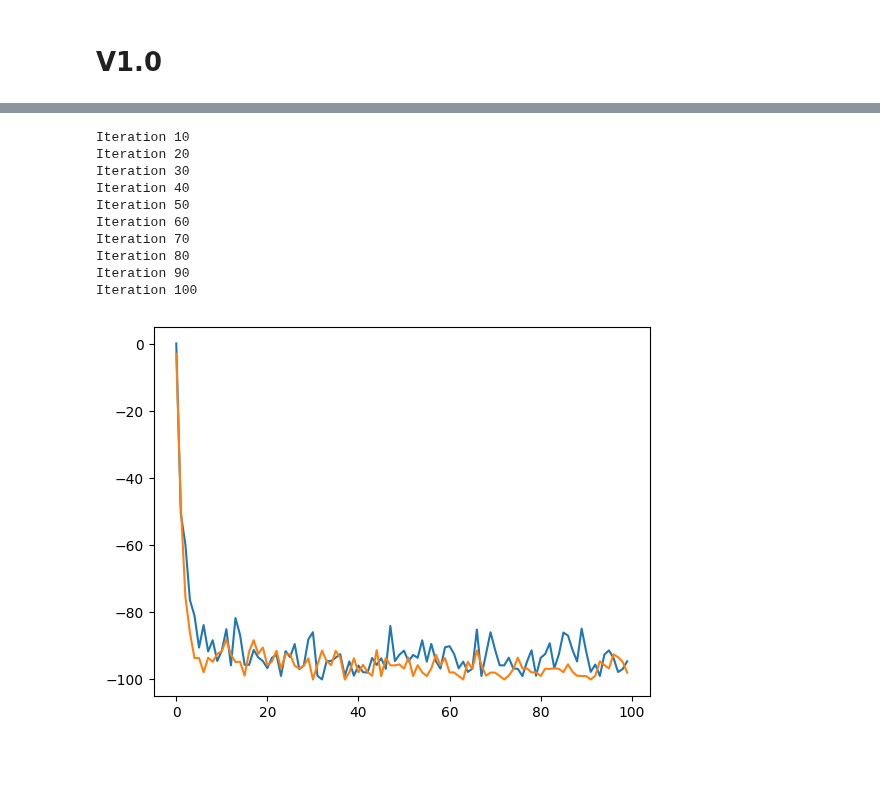
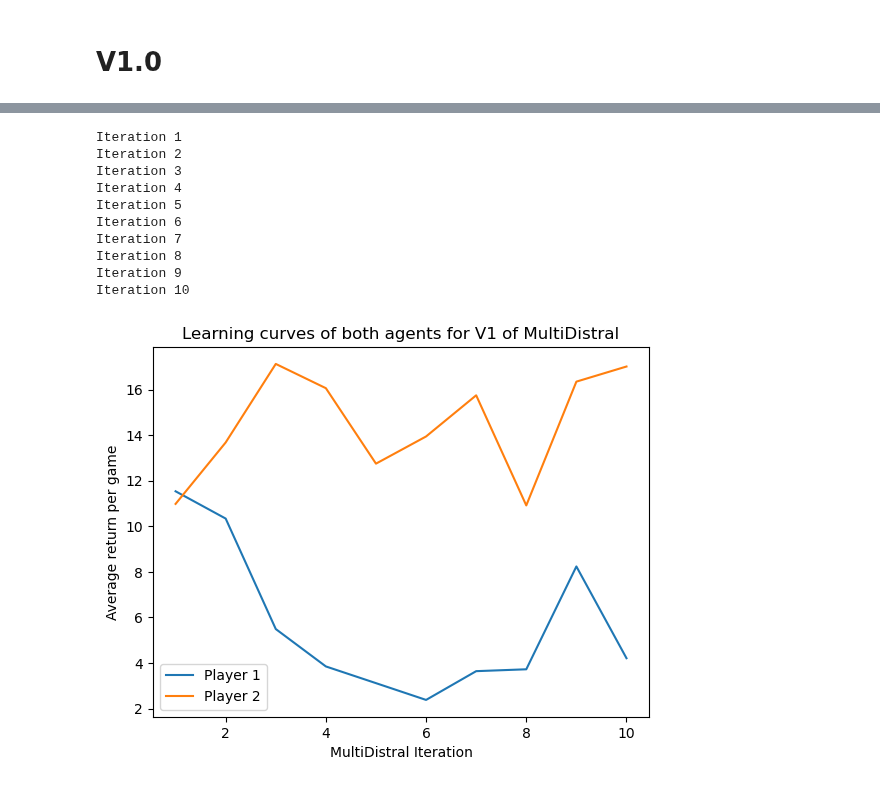
Before and after one commit to maxjappert/multi-agent_distral, a Jupyter notebook: MultiDistral.ipynb, the cells around one changed output, grey strips where cells are left out. Saved outputs shown, nothing was run; the diff lists cells and outputs as text; code cells hidden in the pictures; blank space fills up the shorter version.

Commit message:
Fixed MultiDistral, generated results, and cleaned code.

```diff
--- a/MultiDistral.ipynb
+++ b/MultiDistral.ipynb
@@ -17,25 +48,29 @@ def updatefig(j):
 # %%
 from algorithms.MultiDistral.MultiDistral_E_step.Soft_Q_Learning_without_rollout import Soft_without_rollout
 # Q learning params
 ALPHA = 0.1 # learning rate
 GAMMA = 0.99 # reward discount
-TAU=0.5
-LEARNING_COUNT = 300
+BETA=0.5
 TEST_COUNT = 100
 
 TURN_LIMIT = 200
-v1=MultiDistral( TURN_LIMIT, ALPHA, GAMMA, TAU,Soft_without_rollout)
+v1=MultiDistral( TURN_LIMIT, ALPHA, GAMMA,BETA,Soft_without_rollout)
 
-v1.optimise(2)
+v1.optimise(1)
+plt.xlabel('MultiDistral Iteration')
+plt.ylabel('Average return per game')
+plt.legend(['Player 1', 'Player 2'])
+plt.title('Learning curves of both agents for V1 of MultiDistral')
+plt.savefig("V1_task4.pdf", format="pdf", bbox_inches="tight")
 # %% [output]
+Iteration 1
+Iteration 2
+Iteration 3
+Iteration 4
+Iteration 5
+Iteration 6
+Iteration 7
+Iteration 8
+Iteration 9
 Iteration 10
-Iteration 20
-Iteration 30
-Iteration 40
-Iteration 50
-Iteration 60
-Iteration 70
-Iteration 80
-Iteration 90
-Iteration 100
-[figure, old version]
+[figure, new version]
```
Also changed, not shown: parts of 14 cells of this notebook, 15 other files.
